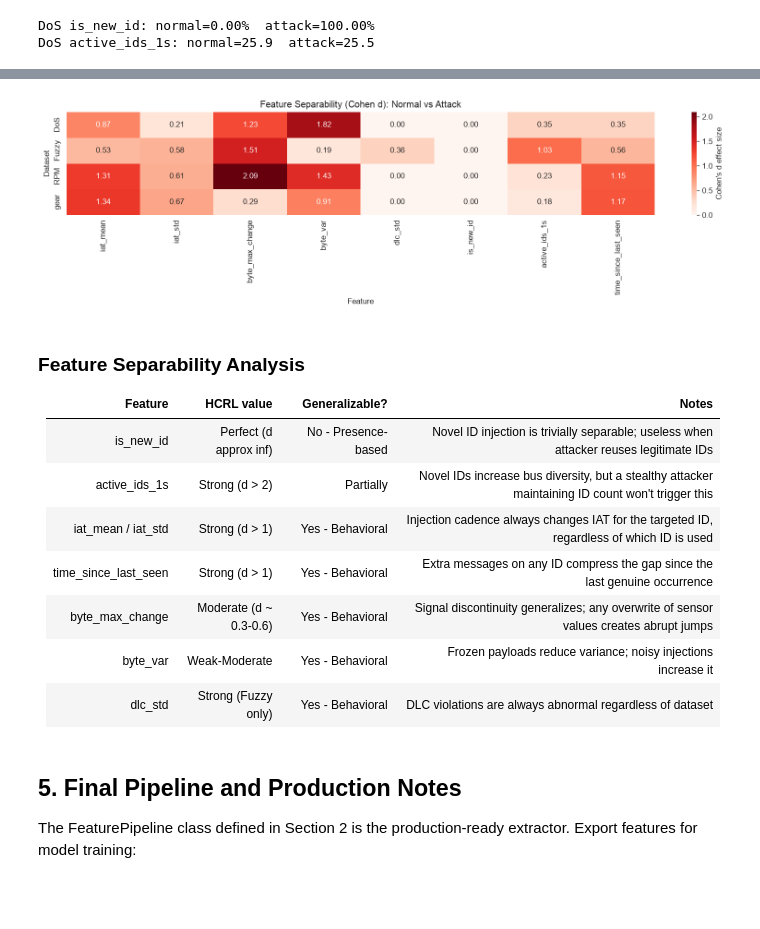
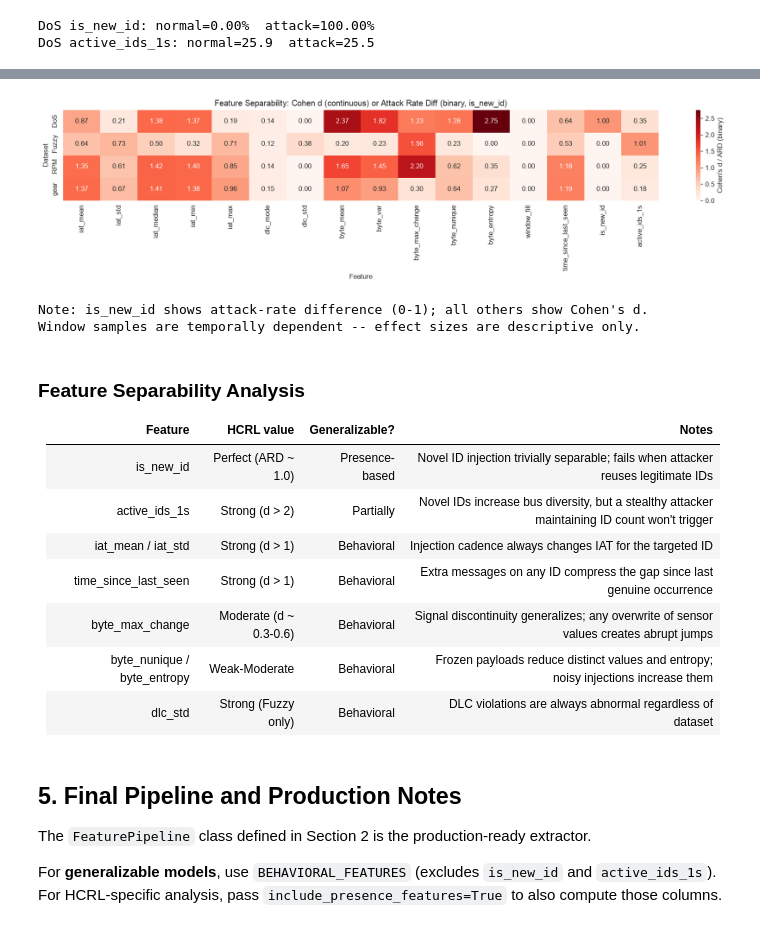
Before and after one commit to ChandanHegde07/CANguard, a Jupyter notebook: feature_eng_hcrl.ipynb, the cells around one changed output, grey strips where cells are left out. Saved outputs shown, nothing was run; the diff lists cells and outputs as text; code cells hidden in the pictures; blank space fills up the shorter version.

Commit message:
feat: apply feature pipeline improvements, label leakage fix, and RF comparison workflow

```diff
--- a/feature_eng_hcrl.ipynb
+++ b/feature_eng_hcrl.ipynb
@@ -396,13 +485,15 @@ Run the full pipeline on all four datasets and compare feature distributions bet
 # %%
 def extract_and_summarize(name, df, win=30):
-    known = set(df.loc[df['label'] == 'R', 'can_id'].unique())
-    pipe = FeaturePipeline(window_size=win, known_ids=known)
+    known = fit_known_ids_on_normal_prefix(df)
+    pipe = FeaturePipeline(window_size=win, known_ids=known, include_presence_features=True)
     feats = pipe.process_dataframe(df)
+    pipe.reset()
     print(f"\n{'='*50}")
     print(f"{name} -- {len(feats)} windows ({feats['is_attack'].mean()*100:.1f}% attack)")
     row = {}
-    for col in ['iat_mean', 'iat_std', 'byte_max_change', 'byte_var',
-                'dlc_std', 'is_new_id', 'active_ids_1s', 'time_since_last_seen']:
+    for col in BEHAVIORAL_FEATURES + ['is_new_id', 'active_ids_1s']:
+        if col not in feats.columns:
+            continue
         nv = feats.loc[feats['is_attack'] == 0, col].mean()
         av = feats.loc[feats['is_attack'] == 1, col].mean()
         print(f"  {col:>22s}: normal={nv:.4f}  attack={av:.4f}")
@@ -436,48 +533,60 @@ DoS -- 59230 windows (23.6% attack)
 # %%
-features_of_interest = ['iat_mean', 'iat_std', 'byte_max_change', 'byte_var',
-                        'dlc_std', 'is_new_id', 'active_ids_1s', 'time_since_last_seen']
+features_of_interest = BEHAVIORAL_FEATURES + ['is_new_id', 'active_ids_1s']
 
 sep_scores = {}
+binary_features = {'is_new_id'}
 for name in ['DoS', 'Fuzzy', 'RPM', 'gear']:
     feats = all_feats[name]
     row = {}
     for col in features_of_interest:
+        if col not in feats.columns:
+            continue
         nv = feats.loc[feats['is_attack'] == 0, col].mean()
         av = feats.loc[feats['is_attack'] == 1, col].mean()
-        nstd = feats.loc[feats['is_attack'] == 0, col].std()
-        astd = feats.loc[feats['is_attack'] == 1, col].std()
-        pooled_std = np.sqrt((nstd**2 + astd**2) / 2)
-        row[col] = abs(nv - av) / pooled_std if pooled_std > 0 else 0
+        if col in binary_features:
+            # Attack rate difference (ARD) for binary features
+            row[col] = abs(av - nv)
+        else:
+            nstd = feats.loc[feats['is_attack'] == 0, col].std()
+            astd = feats.loc[feats['is_attack'] == 1, col].std()
+            pooled_std = np.sqrt((nstd**2 + astd**2) / 2)
+            row[col] = abs(nv - av) / pooled_std if pooled_std > 0 else 0
     sep_scores[name] = row
 
 sep_df = pd.DataFrame(sep_scores).T
 
-fig, ax = plt.subplots(figsize=(14, 4))
+fig, ax = plt.subplots(figsize=(16, 4))
 sns.heatmap(sep_df, annot=True, fmt='.2f', cmap='Reds', ax=ax,
-            cbar_kws={'label': "Cohen's d effect size"})
-ax.set_title('Feature Separability (Cohen d): Normal vs Attack')
+            cbar_kws={'label': "Cohen's d / ARD (binary)"})
+ax.set_title('Feature Separability: Cohen d (continuous) or Attack Rate Diff (binary, is_new_id)')
 ax.set_xlabel('Feature')
 ax.set_ylabel('Dataset')
 plt.tight_layout()
 plt.show()
+print("Note: is_new_id shows attack-rate difference (0-1); all others show Cohen's d.")
+print("Window samples are temporally dependent -- effect sizes are descriptive only.")
 # %% [output]
-[figure, old version]
+[figure, new version]
+Note: is_new_id shows attack-rate difference (0-1); all others show Cohen's d.
+Window samples are temporally dependent -- effect sizes are descriptive only.
 # %% [markdown]
 ### Feature Separability Analysis
 
 | Feature | HCRL value | Generalizable? | Notes |
 |---|---|---|---|
-| is_new_id | Perfect (d approx inf) | No - Presence-based | Novel ID injection is trivially separable; useless when attacker reuses legitimate IDs |
-| active_ids_1s | Strong (d > 2) | Partially | Novel IDs increase bus diversity, but a stealthy attacker maintaining ID count won't trigger this |
-| iat_mean / iat_std | Strong (d > 1) | Yes - Behavioral | Injection cadence always changes IAT for the targeted ID, regardless of which ID is used |
-| time_since_last_seen | Strong (d > 1) | Yes - Behavioral | Extra messages on any ID compress the gap since the last genuine occurrence |
-| byte_max_change | Moderate (d ~ 0.3-0.6) | Yes - Behavioral | Signal discontinuity generalizes; any overwrite of sensor values creates abrupt jumps |
-| byte_var | Weak-Moderate | Yes - Behavioral | Frozen payloads reduce variance; noisy injections increase it |
-| dlc_std | Strong (Fuzzy only) | Yes - Behavioral | DLC violations are always abnormal regardless of dataset |
+| is_new_id | Perfect (ARD ~ 1.0) | Presence-based | Novel ID injection trivially separable; fails when attacker reuses legitimate IDs |
+| active_ids_1s | Strong (d > 2) | Partially | Novel IDs increase bus diversity, but a stealthy attacker maintaining ID count won't trigger |
+| iat_mean / iat_std | Strong (d > 1) | Behavioral | Injection cadence always changes IAT for the targeted ID |
+| time_since_last_seen | Strong (d > 1) | Behavioral | Extra messages on any ID compress the gap since last genuine occurrence |
+| byte_max_change | Moderate (d ~ 0.3-0.6) | Behavioral | Signal discontinuity generalizes; any overwrite of sensor values creates abrupt jumps |
+| byte_nunique / byte_entropy | Weak-Moderate | Behavioral | Frozen payloads reduce distinct values and entropy; noisy injections increase them |
+| dlc_std | Strong (Fuzzy only) | Behavioral | DLC violations are always abnormal regardless of dataset |
 # %% [markdown]
 ## 5. Final Pipeline and Production Notes
 
-The FeaturePipeline class defined in Section 2 is the production-ready extractor.
-Export features for model training:
+The `FeaturePipeline` class defined in Section 2 is the production-ready extractor.
+
+For **generalizable models**, use `BEHAVIORAL_FEATURES` (excludes `is_new_id` and `active_ids_1s`).
+For HCRL-specific analysis, pass `include_presence_features=True` to also compute those columns.
 # %%
 WINDOW_SIZE = 30
```
Also changed, not shown: parts of 29 cells of this notebook.
